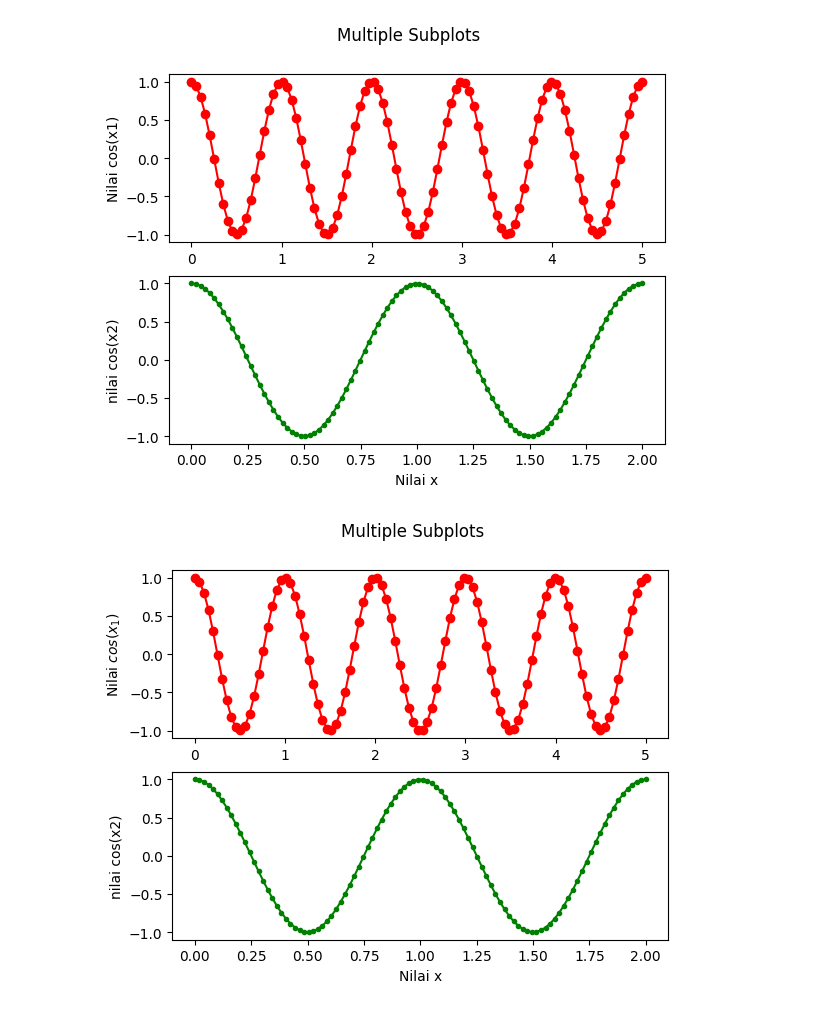
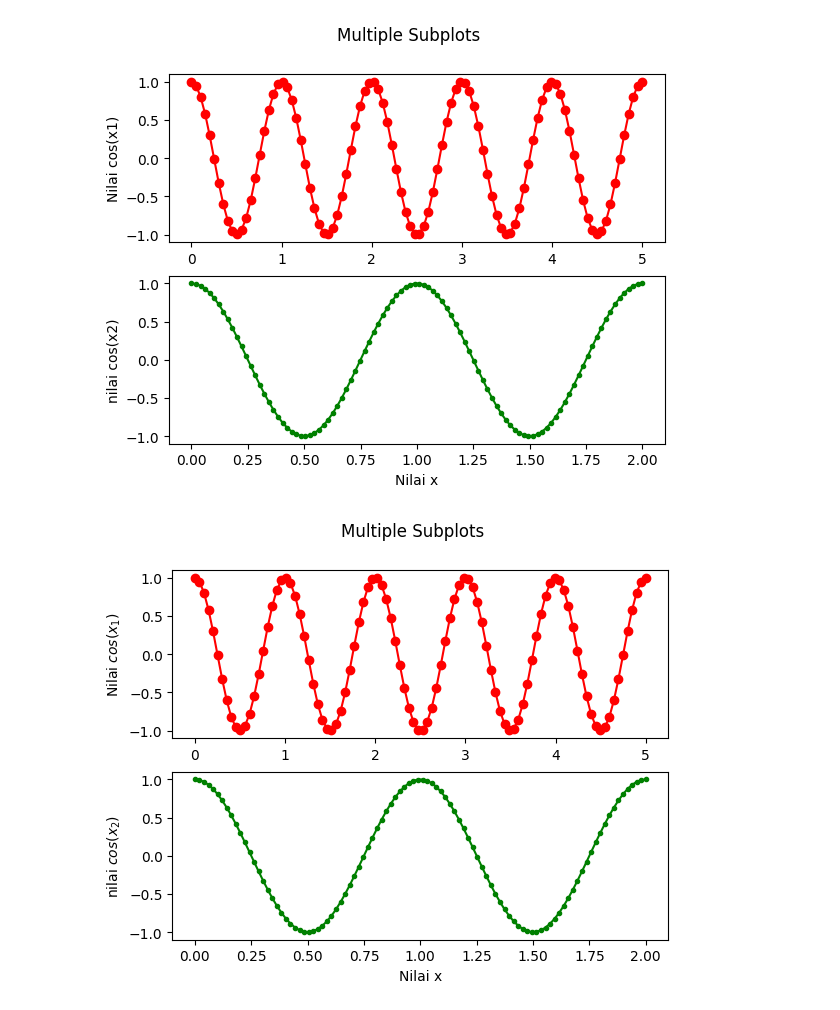
Before and after one commit to LatiefDataVisionary/matplotlib-with-indonesia-belajar, a Jupyter notebook: Matplotlib_03_Multiple_Subplots_|_Belajar_Matplotlib_Dasar_|_Belajar_Visualisasi_Data.ipynb, the cells around one changed output. Drawn from its saved outputs; the diff is of its cells as text; code cells hidden in the pictures.

```diff
--- a/Matplotlib_03_Multiple_Subplots_|_Belajar_Matplotlib_Dasar_|_Belajar_Visualisasi_Data.ipynb
+++ b/Matplotlib_03_Multiple_Subplots_|_Belajar_Matplotlib_Dasar_|_Belajar_Visualisasi_Data.ipynb
@@ -196,15 +196,15 @@ plt.show()
 # %%
 fig, (ax1, ax2) = plt.subplots(2, 1)
 fig.suptitle('Multiple Subplots')
 
 ax1.plot(x1, y1, 'ro-')
 ax1.set_ylabel('Nilai $cos(x_1)$')
 
 ax2.plot(x2, y2, 'g.-')
-ax2.set_ylabel('nilai cos(x2)')
+ax2.set_ylabel('nilai $cos(x_2)$')
 
 ax2.set_xlabel('Nilai x')
 
 plt.show()
 # %% [output]
-[figure, old version]
+[figure, new version]
```
Also changed, not shown: parts of 2 cells of this notebook.
